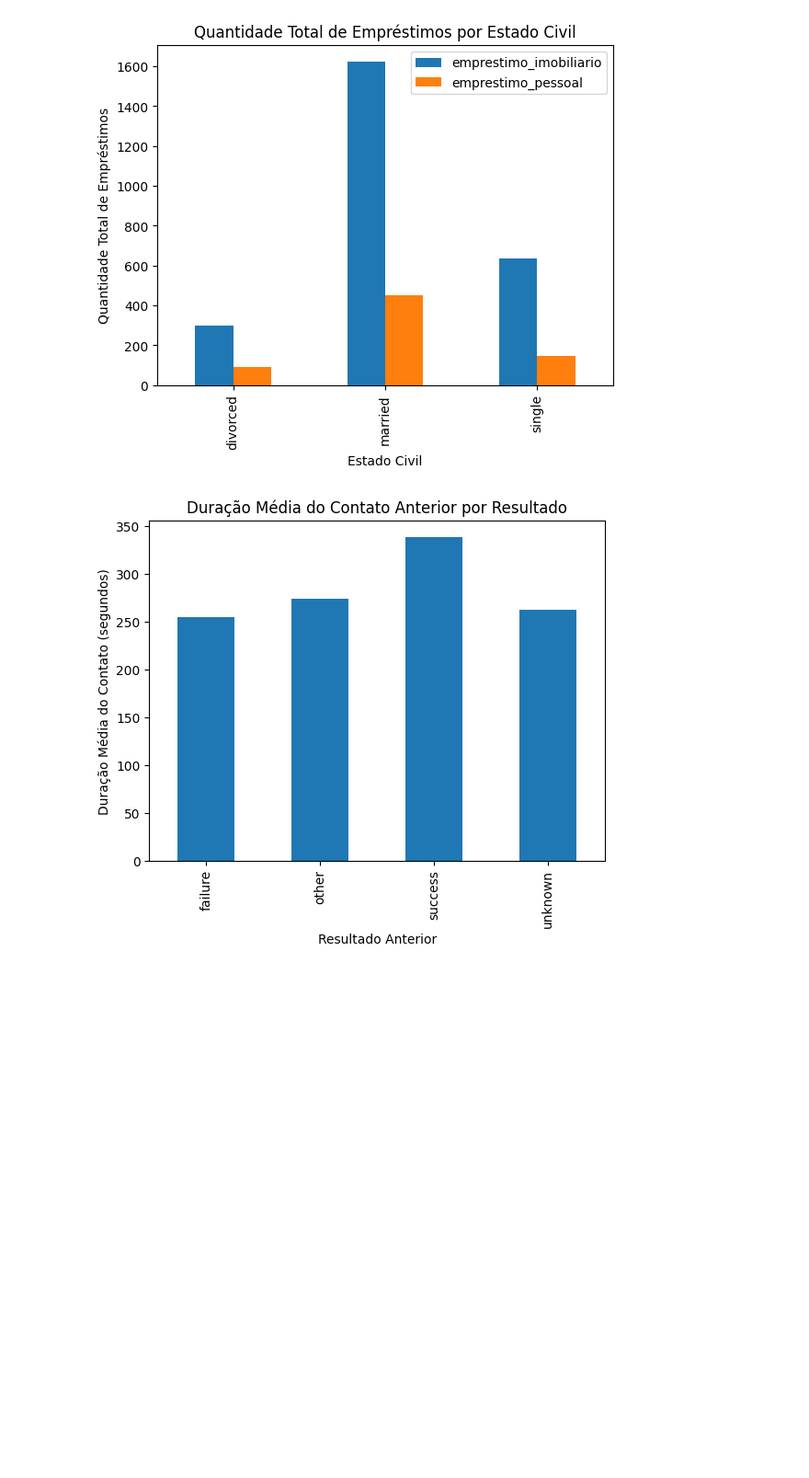
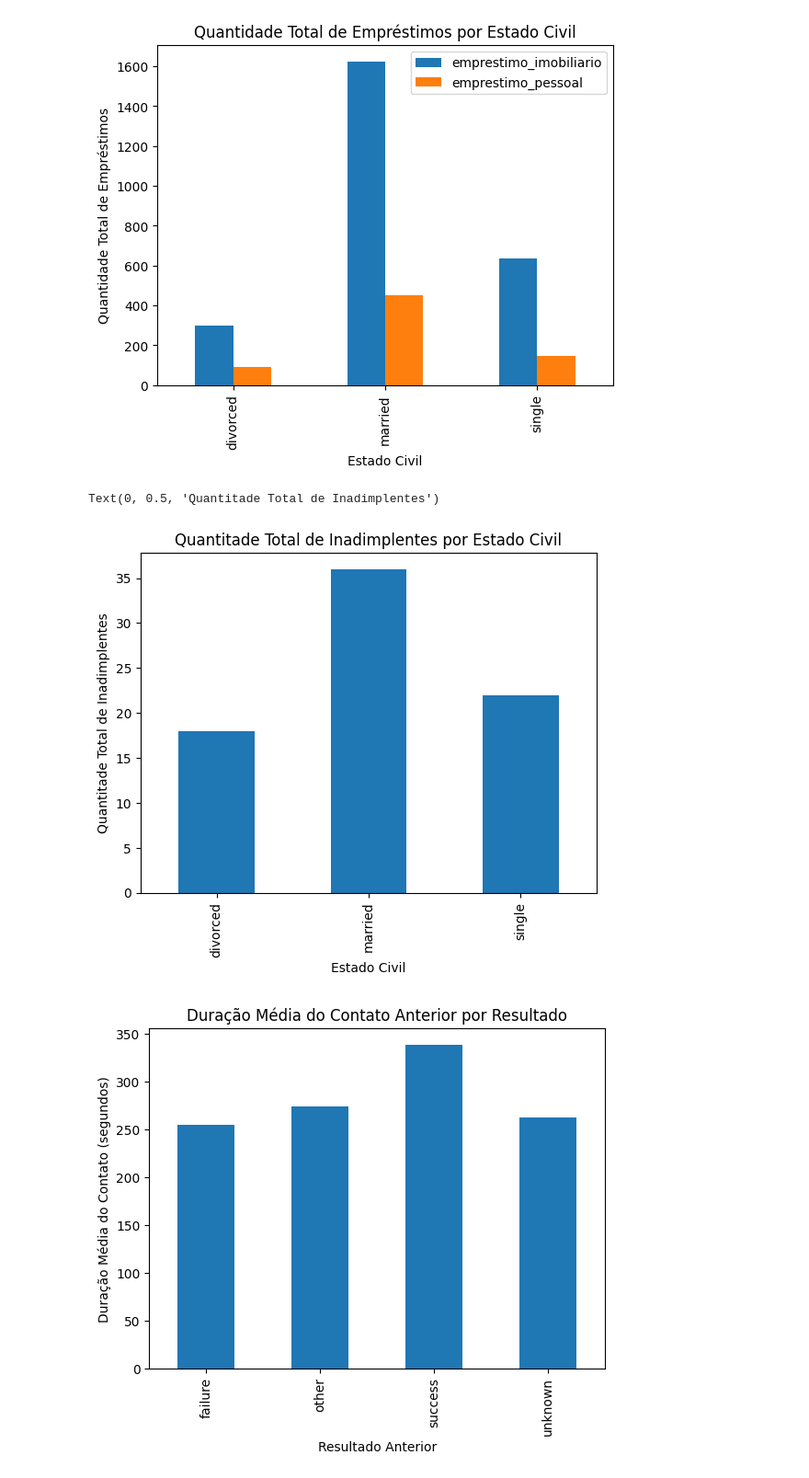
Before and after one commit to guilbd/Projeto_Tec_Prog_I_ADA_Santander_Coders2023, a Jupyter notebook: projeto.ipynb, the cells around one changed output. Shown at 92% size. Drawn from its saved outputs; the diff is of its cells as text; code cells hidden in the pictures; blank space fills up the shorter version.

```diff
--- a/projeto.ipynb
+++ b/projeto.ipynb
@@ -368,6 +407,17 @@ plt.ylabel('Quantidade Total de Empréstimos')
 plt.show()
 # %% [output]
 [figure]
+# %%
+# Agrupa os dados por estado civil e calcule a soma das colunas de inadimplente
+marital_default = df.groupby('estado_civil')['inadimplente'].sum()
+
+marital_default.plot(kind = 'bar')
+plt.title('Quantitade Total de Inadimplentes por Estado Civil')
+plt.xlabel('Estado Civil')
+plt.ylabel('Quantitade Total de Inadimplentes')
+# %% [output]
+Text(0, 0.5, 'Quantitade Total de Inadimplentes')
+[figure, added]
 # %%
 # Agrupe os dados por resultado anterior e calcule a média da coluna duracao
 result_duration = df.groupby('resultado_anterior')['duracao'].mean()
```
Also changed, not shown: parts of 7 cells of this notebook, 1 other file.
